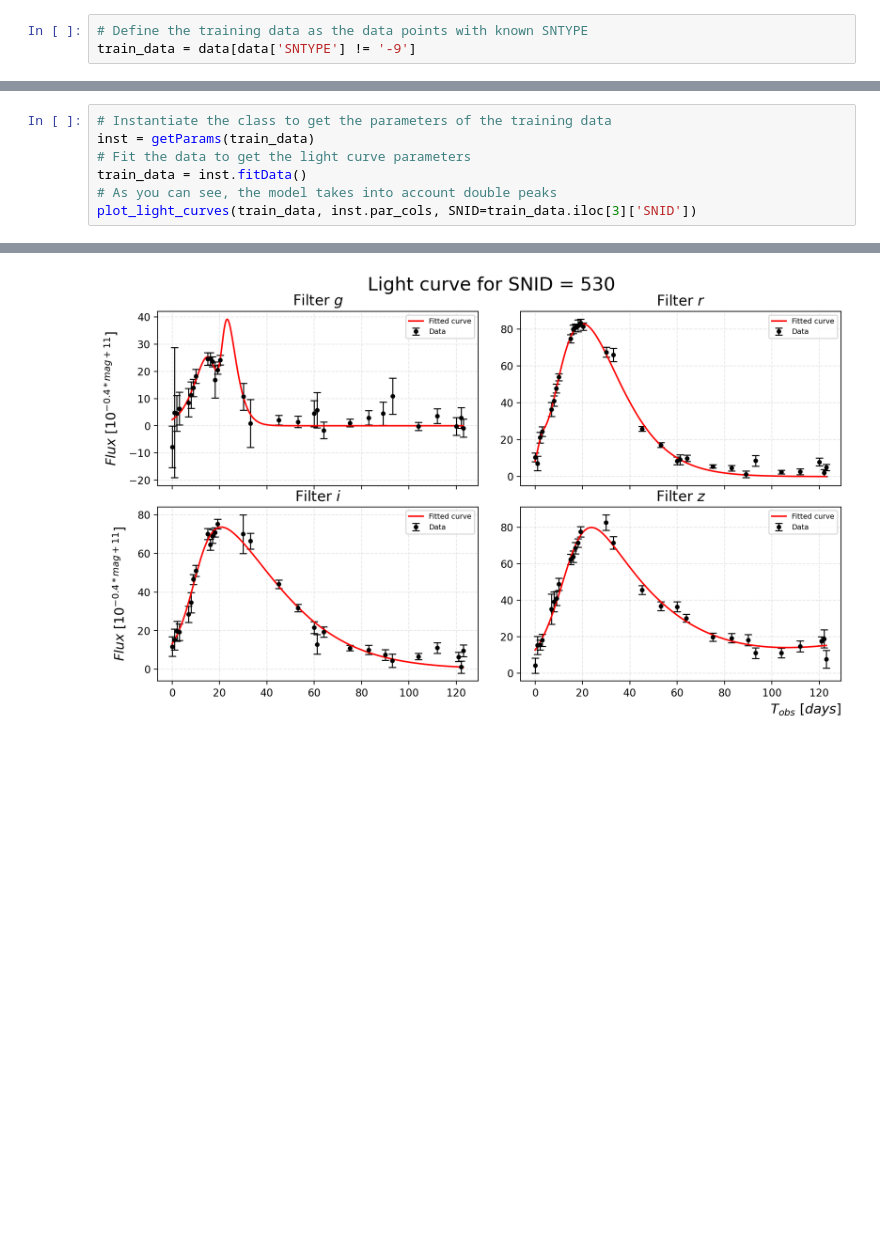
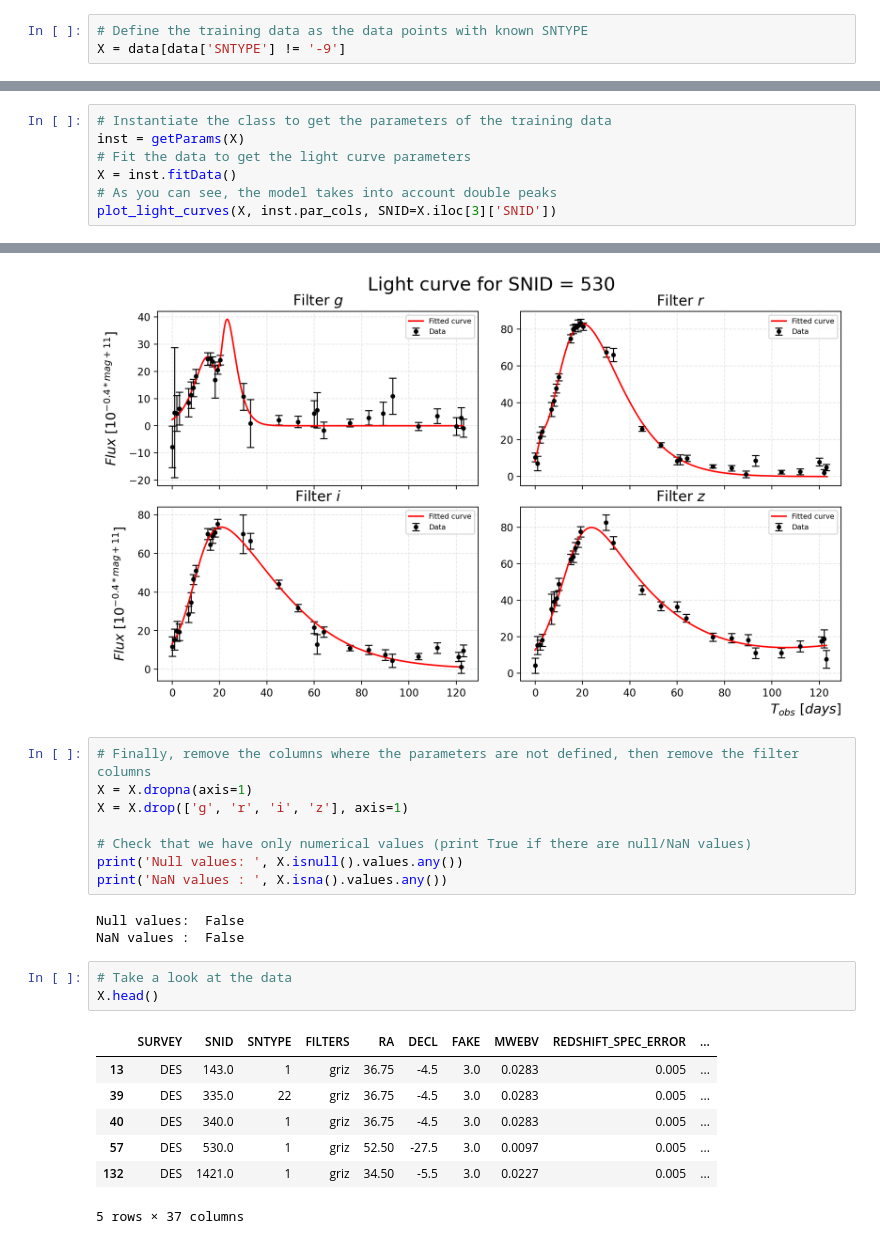
Before and after one commit to zick97/SN_clf_project, a Jupyter notebook: data.ipynb, the cells around one changed output, grey strips where cells are left out. Drawn from its saved outputs; the diff is of its cells as text; blank space fills up the shorter version.

Commit message:
data preprocessing - final datasets

```diff
--- a/main.ipynb
+++ b/data.ipynb
@@ -64,7 +65,7 @@ plot_data(data, SNID=530)
 [figure]
 # %%
 # Define the training data as the data points with known SNTYPE
-train_data = data[data['SNTYPE'] != '-9']
+X = data[data['SNTYPE'] != '-9']
 # %% [markdown]
 Note that this training set is not representative in brightness, therefore in *redshift* ($z$). This was done to emulate the way spectroscopic measures are currently performed, prioritizing low-redshift, bright objects.
 # %%
@@ -115,10 +116,32 @@ plotFunc()
 # %%
 # Instantiate the class to get the parameters of the training data
-inst = getParams(train_data)
+inst = getParams(X)
 # Fit the data to get the light curve parameters
-train_data = inst.fitData()
+X = inst.fitData()
 # As you can see, the model takes into account double peaks
-plot_light_curves(train_data, inst.par_cols, SNID=train_data.iloc[3]['SNID'])
+plot_light_curves(X, inst.par_cols, SNID=X.iloc[3]['SNID'])
 # %% [output]
 Dataset already generated.
 [figure]
+# %%
+# Finally, remove the columns where the parameters are not defined, then remove the filter columns
+X = X.dropna(axis=1)
+X = X.drop(['g', 'r', 'i', 'z'], axis=1)
+
+# Check that we have only numerical values (print True if there are null/NaN values)
+print('Null values: ', X.isnull().values.any())
+print('NaN values : ', X.isna().values.any())
+# %% [output]
+Null values:  False
+NaN values :  False
+# %%
+# Take a look at the data
+X.head()
+# %% [output]
+|  | SURVEY | SNID | SNTYPE | FILTERS | RA | DECL | FAKE | MWEBV | REDSHIFT_SPEC_ERROR | ... |
+| 13 | DES | 143.0 | 1 | griz | 36.75 | -4.5 | 3.0 | 0.0283 | 0.005 | ... |
+| 39 | DES | 335.0 | 22 | griz | 36.75 | -4.5 | 3.0 | 0.0283 | 0.005 | ... |
+| 40 | DES | 340.0 | 1 | griz | 36.75 | -4.5 | 3.0 | 0.0283 | 0.005 | ... |
+| 57 | DES | 530.0 | 1 | griz | 52.50 | -27.5 | 3.0 | 0.0097 | 0.005 | ... |
+| 132 | DES | 1421.0 | 1 | griz | 34.50 | -5.5 | 3.0 | 0.0227 | 0.005 | ... |
+5 rows × 37 columns
```
Also changed, not shown: parts of 6 cells of this notebook, 8 other files.
